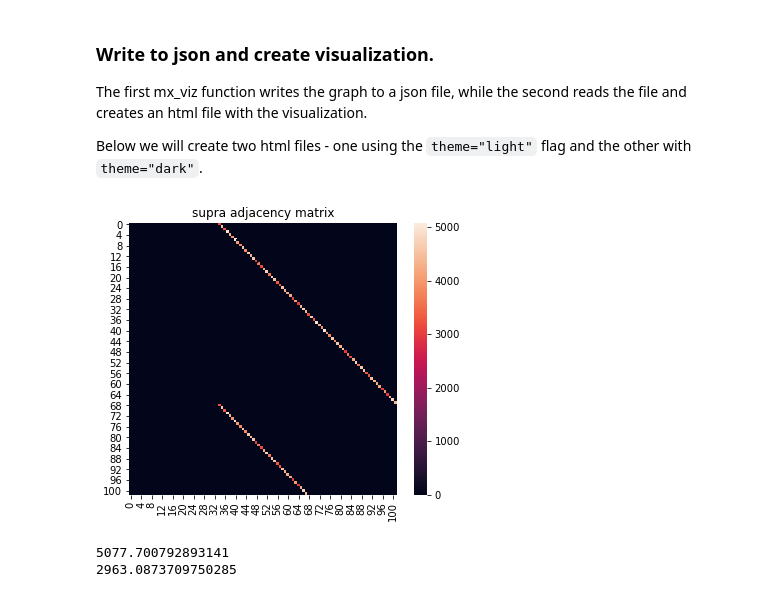
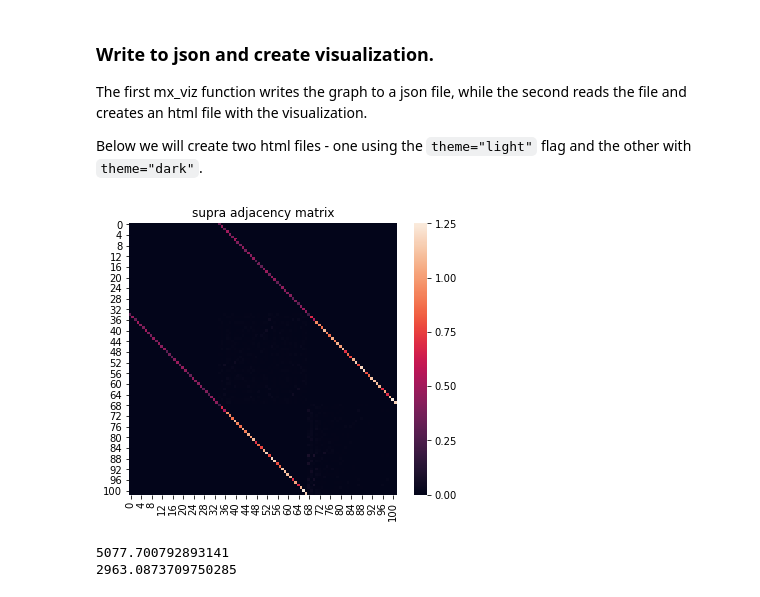
Before and after one commit to asizemore/multilayer_network_examples, a Jupyter notebook: fig3_viz.ipynb, the cells around one changed output. Drawn from its saved outputs; the diff is of its cells as text; code cells hidden in the pictures.

```diff
--- a/fig3_viz.ipynb
+++ b/fig3_viz.ipynb
@@ -152,35 +152,35 @@ for node1 in np.arange(nNodes) :
 
 
     # Assign edge weights
-    graph_union.add_edge(node1,node2,weight = 10000*strength_diff)
+    graph_union.add_edge(node1,node2,weight = strength_diff)
     graph_union.add_edge(node2,node1,weight = strength_diff)
 
     # Add to list
     strength_diff_g1g2.append(strength_diff)
 
 
 # Repeat for connecting layers 2,3
 for node1 in np.arange(nNodes,2*nNodes) :
 
     # Find it's pair in the second layer
     node2 = node1 + nNodes
 
     # Calculate edge weight as absolute value of difference in node strengths
     strength_diff = abs(graph_union.degree(weight="weight")[node1] - graph_union.degree(weight="weight")[node2])
 
     # Assign edge weght
     graph_union.add_edge(node1,node2,weight = strength_diff)
     graph_union.add_edge(node2,node1,weight = strength_diff)
 
     # Add to list
     strength_diff_g2g3.append(strength_diff)
 
 # Plot adjacency matrix
 fig = plt.figure(figsize=(6,5))
 sns.heatmap(nx.adjacency_matrix(graph_union,weight='weight').todense())
 plt.title('supra adjacency matrix');
 # %% [output]
-[figure, old version]
+[figure, new version]
 # %%
 print(max(strength_diff_g2g3))
 print(min(strength_diff_g2g3))
```
Also changed, not shown: 2 other files.
